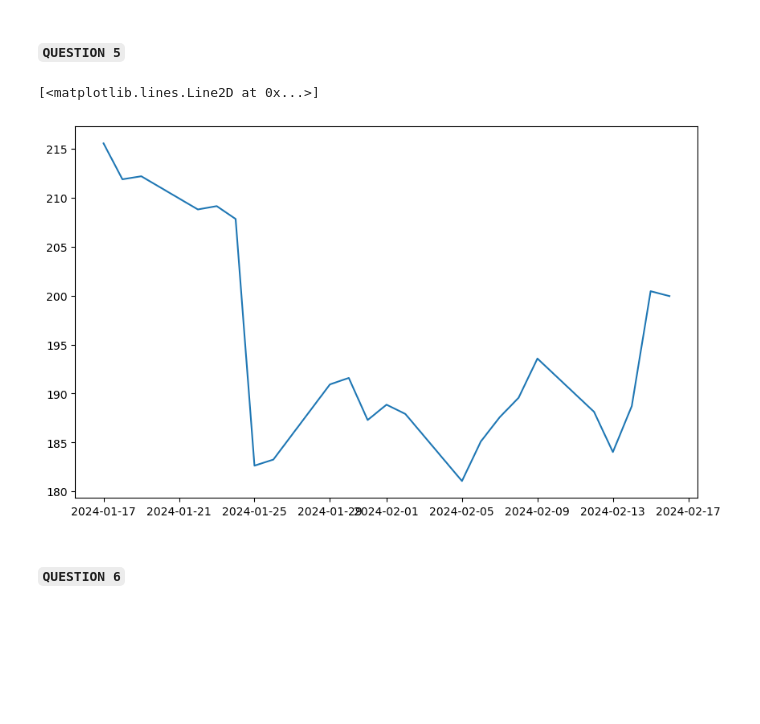
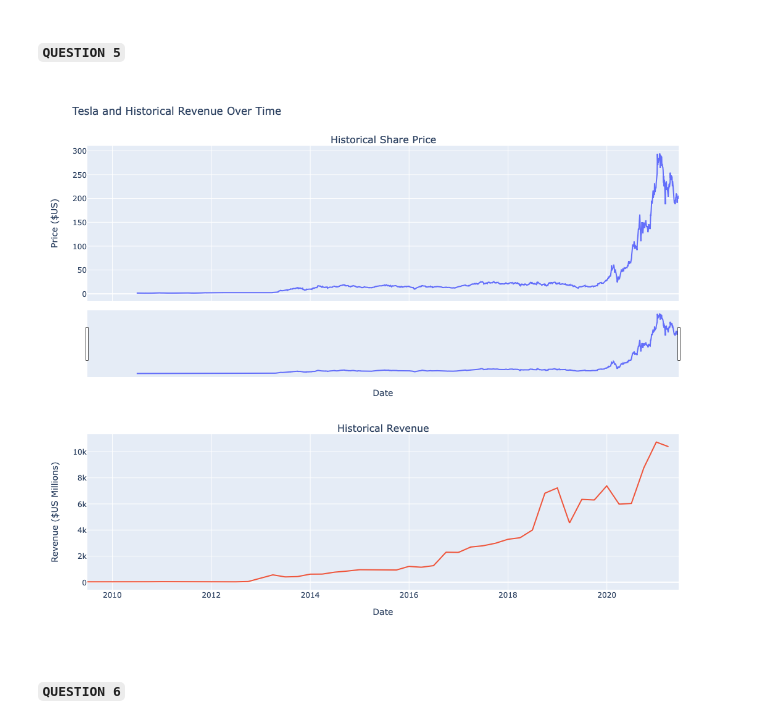
Before and after one commit to zeldogodz/Assignement-for-Webscraping-, a Jupyter notebook: Final_Assignment.ipynb, the cells around one changed output. Cells and saved outputs as stored; diff of their text form; code cells hidden in the pictures; blank space fills up the shorter version.

```diff
--- a/Final_Assignment.ipynb
+++ b/Final_Assignment.ipynb
@@ -43,4 +40,6 @@ html = r.text
+# %%
+html_data = requests.get(url).text
 # %% [markdown]
 Parse the html data using `beautiful_soup`.
 # %%
-soup = BeautifulSoup(html , parser='lxml')
+soup = BeautifulSoup(html_data , parser='html5lib')
@@ -49,8 +46,17 @@ Looking for the revenue of 2023
 # %%
-tesla_data_rev = dict()
-col = soup.find_all('h2')
-tesla_revenue = col[0].text
-tesla_data_rev['Revenue' ] = tesla_revenue.split()[4]
-tesla_data_rev['Unite' ] = tesla_revenue.split()[5]
-print(tesla_data_rev)
-print(tesla_revenue)
+data_list = []
+tbody = soup.find_all("tbody")
+# Loop through each row in the HTML table
+for row in tbody[1].find_all('tr'):
+    col = row.find_all("td")
+    # Create a dictionary for each row
+    row_data = {
+        "Date": col[0].text,
+        "Revenue": col[1].text,
+    }
+    # Append the row dictionary to our data list
+    data_list.append(row_data)
+# Convert the list of dictionaries to a DataFrame
+tesla_revenue = pd.DataFrame(data_list)
+tesla_revenue['Revenue'] = tesla_revenue['Revenue'].str.replace(',|\$', '', regex=True)
+tesla_revenue.dropna()
@@ -96,10 +129,2 @@ Market cap: $4.31 Billion
 # %% [markdown]
 #### `QUESTION 5`
-# %%
-import matplotlib.pyplot as plt
-
-plt.figure(figsize=(10, 6))  # Optional: Adjusts the size of the plot
-plt.plot(tesla_data.index, tesla_data['Close'], label='Close Price')
-# %% [output]
-[<matplotlib.lines.Line2D at 0x...>]
-[figure, removed]
@@ -106,3 +150,7 @@ plt.plot(tesla_data.index, tesla_data['Close'], label='Close Price')
+# %%
+make_graph(tesla_data, tesla_revenue, 'Tesla and Historical Revenue Over Time')
+# %% [output]
+[figure, added]
 # %% [markdown]
 #### `QUESTION 6`
 # %%
```
Also changed, not shown: parts of 20 cells of this notebook.
